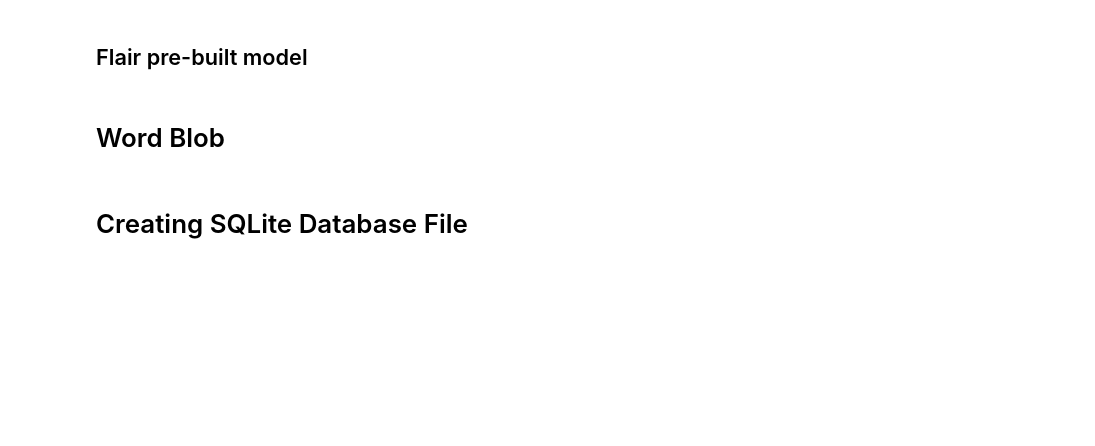
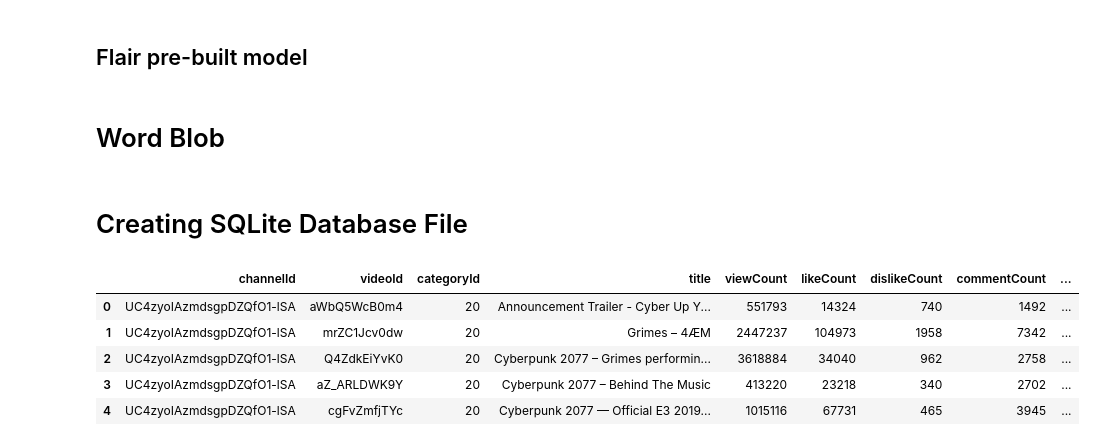
Before and after one commit to abrar-uddin/Cyberpunk-2077-Sentiment-Analysis, a Jupyter notebook: code/Cyberpunk Sentiment Analysis.ipynb, the cells around one changed output. Drawn from its saved outputs; the diff is of its cells as text; code cells hidden in the pictures; blank space fills up the shorter version.

```diff
--- a/code/Cyberpunk Sentiment Analysis.ipynb
+++ b/code/Cyberpunk Sentiment Analysis.ipynb
@@ -140,0 +158,9 @@ plt.show()
+# %%
+vid.head()
+# %% [output]
+|  | channelId | videoId | categoryId | title | viewCount | likeCount | dislikeCount | commentCount | ... |
+| 0 | UC4zyoIAzmdsgpDZQfO1-lSA | aWbQ5WcB0m4 | 20 | Announcement Trailer - Cyber Up Y... | 551793 | 14324 | 740 | 1492 | ... |
+| 1 | UC4zyoIAzmdsgpDZQfO1-lSA | mrZC1Jcv0dw | 20 | Grimes – 4ÆM | 2447237 | 104973 | 1958 | 7342 | ... |
+| 2 | UC4zyoIAzmdsgpDZQfO1-lSA | Q4ZdkEiYvK0 | 20 | Cyberpunk 2077 – Grimes performin... | 3618884 | 34040 | 962 | 2758 | ... |
+| 3 | UC4zyoIAzmdsgpDZQfO1-lSA | aZ_ARLDWK9Y | 20 | Cyberpunk 2077 – Behind The Music | 413220 | 23218 | 340 | 2702 | ... |
+| 4 | UC4zyoIAzmdsgpDZQfO1-lSA | cgFvZmfjTYc | 20 | Cyberpunk 2077 — Official E3 2019... | 1015116 | 67731 | 465 | 3945 | ... |
```
Also changed, not shown: parts of 14 cells of this notebook, 6 other files.
